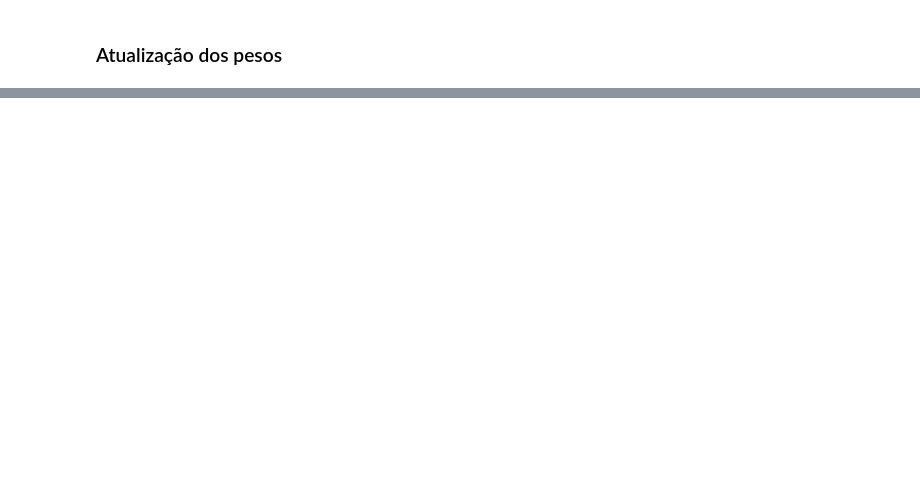
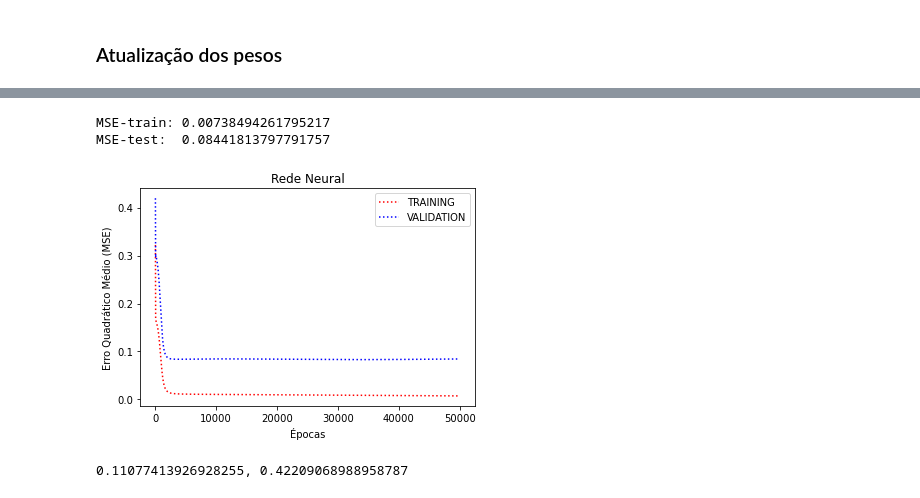
Before and after one commit to luizgadel/genetic-alg-with-neural-network, a Jupyter notebook: teste_nn.ipynb, the cells around one changed output, grey strips where cells are left out. Cells and saved outputs as stored; diff of their text form; code cells hidden in the pictures; blank space fills up the shorter version.

Commit message:
fim da cópia do pdf de referência da rede neural
pdf escrito pelo professor Rubelmar

```diff
--- a/teste_nn.ipynb
+++ b/teste_nn.ipynb
@@ -336,0 +450,26 @@ array([[-6.24794647e-06, -1.47678735e-05, -2.08264882e-05],
+# %%
+import matplotlib.pyplot as plt
+
+def plot_MSE(x, y_train, y_test):
+    train_cost = y_train[-1]
+    print("MSE-train: " + str(train_cost))
+
+    test_cost = y_test[-1]
+    print("MSE-test:  " + str(test_cost))
+
+    plt.plot(x, y_train, 'r:')
+    plt.plot(x, y_test, 'b:')
+    plt.xlabel("Épocas")
+    plt.ylabel("Erro Quadrático Médio (MSE)")
+    plt.title("Rede Neural")
+    plt.legend(["TRAINING", "VALIDATION"])
+    plt.show()
+
+plot_x = np.array(range(0, totepoc))
+plot_MSE(plot_x, MSE, MSEv)
+print(f"{sse}, {ssev}")
+# %% [output]
+MSE-train: 0.00738494261795217
+MSE-test:  0.08441813797791757
+[figure, added]
+0.11077413926928255, 0.42209068988958787
```
Also changed, not shown: parts of 21 cells of this notebook, 1 other file.
